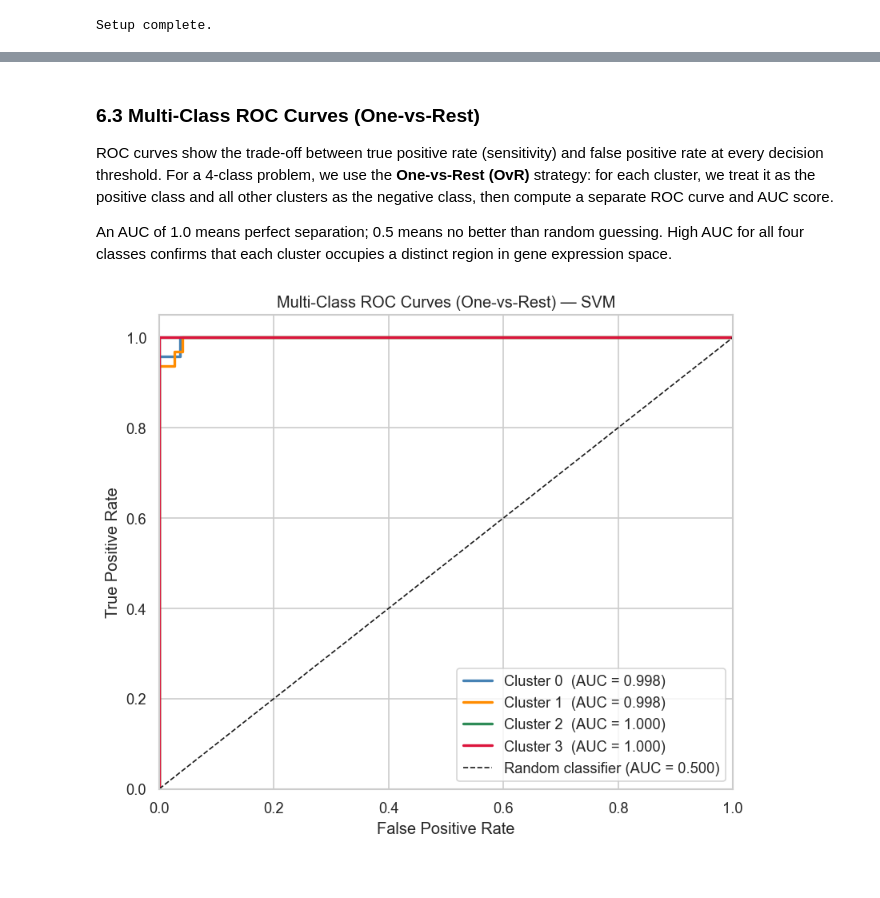
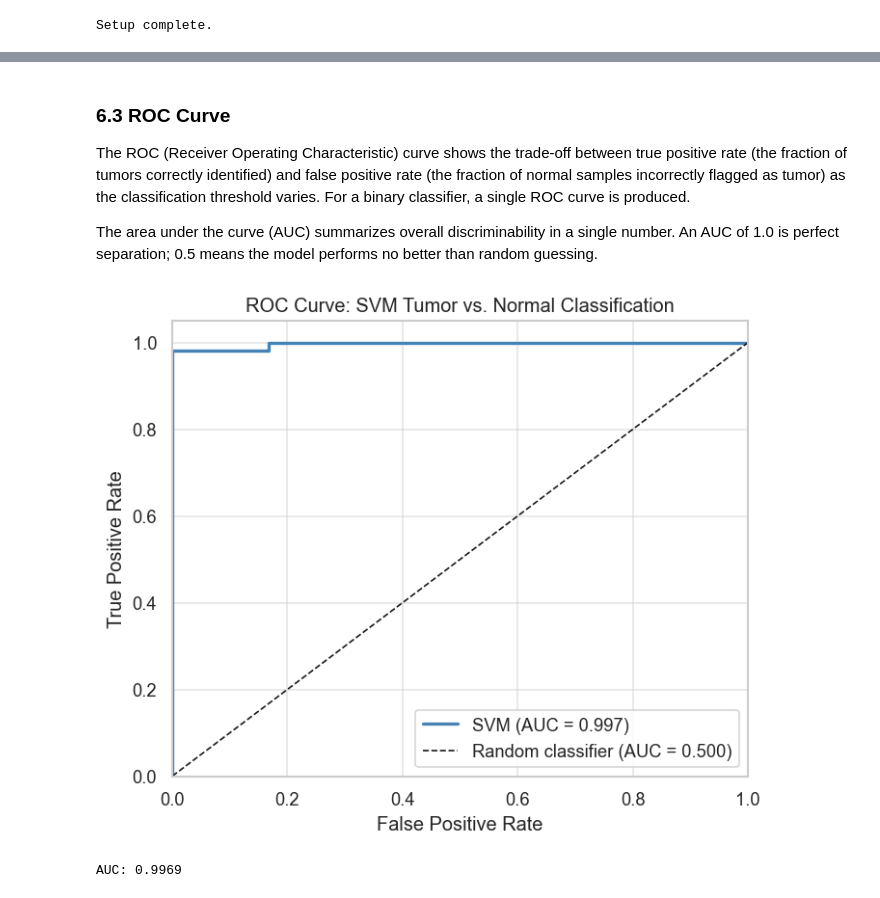
Before and after one commit to gpskentzos/DATA5322-CancerGenomeAtlas-Analysis, a Jupyter notebook: notebooks/paul_preprocessing_svm.ipynb, the cells around one changed output, grey strips where cells are left out. Cells and saved outputs as stored; diff of their text form; code cells hidden in the pictures.

```diff
--- a/notebooks/paul_preprocessing_svm.ipynb
+++ b/notebooks/paul_preprocessing_svm.ipynb
@@ -328,13 +389,15 @@ We now evaluate the **best model** found by GridSearchCV on the held-out test se
 # %%
 best_svm = grid_search.best_estimator_
-y_pred   = best_svm.predict(X_pca_test)
-y_prob   = best_svm.predict_proba(X_pca_test)  # shape (n_test, 4)
+y_pred   = best_svm.predict(X_test_pca)
+y_prob   = best_svm.predict_proba(X_test_pca)[:, 1]  # probability of tumor class
 
-test_acc = best_svm.score(X_pca_test, y_test)
-print(f'Best model:       {grid_search.best_params_}')
-print(f'Test accuracy:    {test_acc:.4f}')
+test_acc = best_svm.score(X_test_pca, y_test)
+test_f1  = f1_score(y_test, y_pred, average='weighted')
+
+print(f'Best model:         {grid_search.best_params_}')
+print(f'Test accuracy:      {test_acc:.4f}')
+print(f'Weighted F1:        {test_f1:.4f}')
 print()
 print('Classification Report:')
-print(classification_report(y_test, y_pred,
-                             target_names=[f'Cluster {i}' for i in range(4)]))
+print(classification_report(y_test, y_pred, target_names=['Normal', 'Tumor']))
 # %% [output]
@@ -375,35 +447,28 @@ Row = True label, Column = Predicted label
 # %% [markdown]
-### 6.3 Multi-Class ROC Curves (One-vs-Rest)
+### 6.3 ROC Curve
 
-ROC curves show the trade-off between true positive rate (sensitivity) and false positive rate at every decision threshold. For a 4-class problem, we use the **One-vs-Rest (OvR)** strategy: for each cluster, we treat it as the positive class and all other clusters as the negative class, then compute a separate ROC curve and AUC score.
+The ROC (Receiver Operating Characteristic) curve shows the trade-off between true positive rate (the fraction of tumors correctly identified) and false positive rate (the fraction of normal samples incorrectly flagged as tumor) as the classification threshold varies. For a binary classifier, a single ROC curve is produced.
 
-An AUC of 1.0 means perfect separation; 0.5 means no better than random guessing. High AUC for all four classes confirms that each cluster occupies a distinct region in gene expression space.
+The area under the curve (AUC) summarizes overall discriminability in a single number. An AUC of 1.0 is perfect separation; 0.5 means the model performs no better than random guessing.
 # %%
-classes = np.unique(y)
-n_classes = len(classes)
+fpr, tpr, _ = roc_curve(y_test, y_prob)
+roc_auc = auc(fpr, tpr)
 
-# Binarize labels for OvR ROC
-y_test_bin = label_binarize(y_test, classes=classes)  # (n_test, 4)
-
-colors = ['steelblue', 'darkorange', 'seagreen', 'crimson']
-
-fig, ax = plt.subplots(figsize=(7, 6))
-
-for i, color in zip(range(n_classes), colors):
-    fpr, tpr, _ = roc_curve(y_test_bin[:, i], y_prob[:, i])
-    roc_auc = auc(fpr, tpr)
-    ax.plot(fpr, tpr, color=color, lw=2,
-            label=f'Cluster {i}  (AUC = {roc_auc:.3f})')
-
+fig, ax = plt.subplots(figsize=(6, 5))
+ax.plot(fpr, tpr, color='steelblue', lw=2,
+        label=f'SVM (AUC = {roc_auc:.3f})')
 ax.plot([0, 1], [0, 1], 'k--', lw=1, label='Random classifier (AUC = 0.500)')
 ax.set_xlim([0.0, 1.0])
 ax.set_ylim([0.0, 1.05])
 ax.set_xlabel('False Positive Rate')
 ax.set_ylabel('True Positive Rate')
-ax.set_title('Multi-Class ROC Curves (One-vs-Rest) — SVM')
+ax.set_title('ROC Curve: SVM Tumor vs. Normal Classification')
 ax.legend(loc='lower right')
 plt.tight_layout()
-plt.savefig(PLOTS_DIR / 'svm_roc_curves.png', bbox_inches='tight')
+plt.savefig(PLOTS_DIR / 'svm_roc_curve.png', bbox_inches='tight')
 plt.show()
+
+print(f'AUC: {roc_auc:.4f}')
 # %% [output]
-[figure, old version]
+[figure, new version]
+AUC: 0.9969
```
Also changed, not shown: parts of 38 cells of this notebook, 8 other files.
